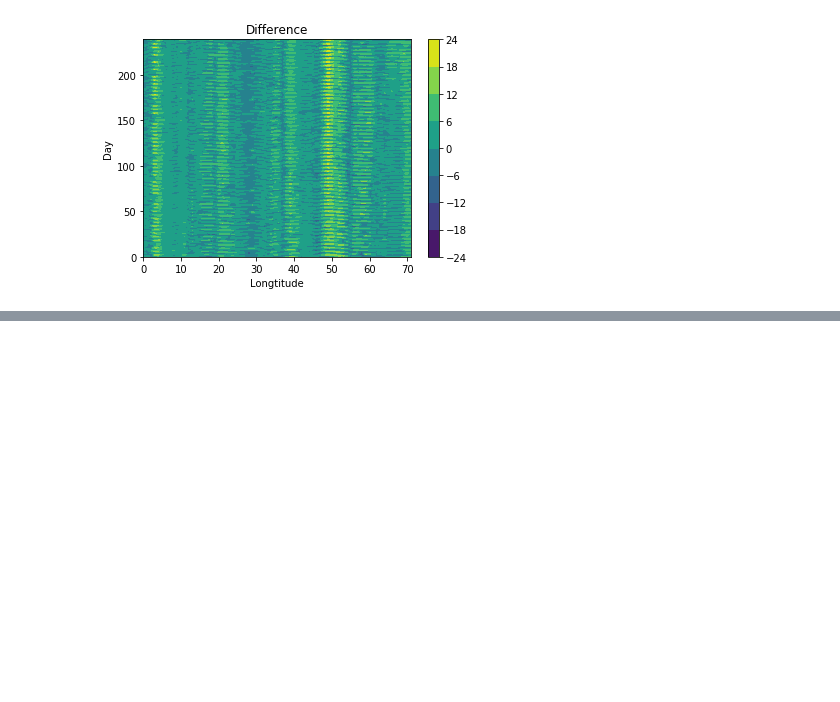
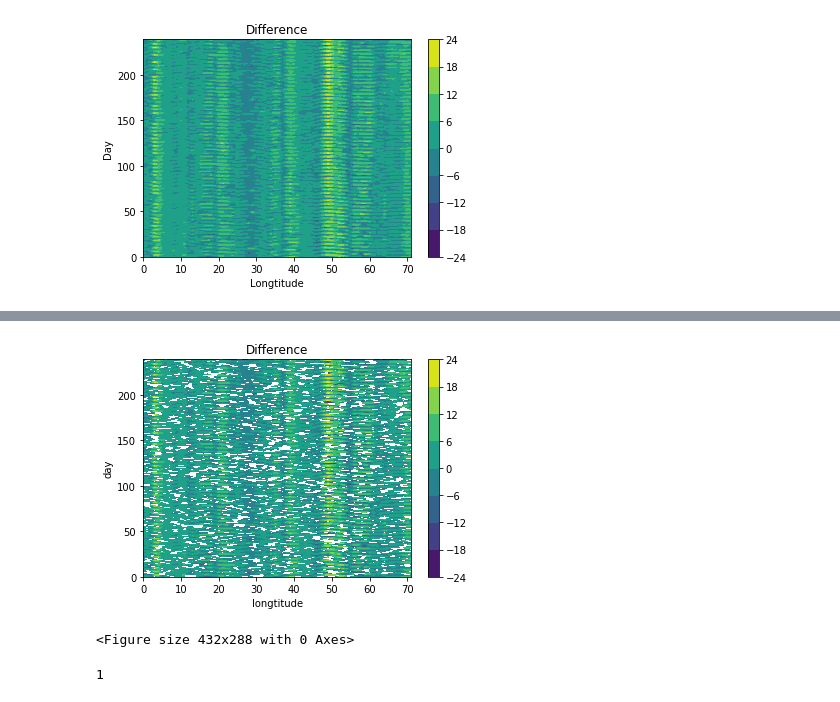
Before and after one commit to aremorov/mars_atmosphere_ML, a Jupyter notebook: ML2.ipynb, the cells around one changed output, grey strips where cells are left out. Cells and saved outputs as stored; diff of their text form; code cells hidden in the pictures; blank space fills up the shorter version.

```diff
--- a/ML2.ipynb
+++ b/ML2.ipynb
@@ -408,0 +481,15 @@ plt.show()
+# %%
+plt.contourf(pred_contour - out_contour)
+plt.colorbar()
+plt.title("Difference")
+plt.xlabel("longtitude")
+plt.ylabel("day")
+plt.show()
+plt.savefig("Difference.PNG")
+# %% [output]
+[figure, added]
+<Figure size 432x288 with 0 Axes>
+# %%
+1
+# %% [output]
+1
```
Also changed, not shown: parts of 15 cells of this notebook.
